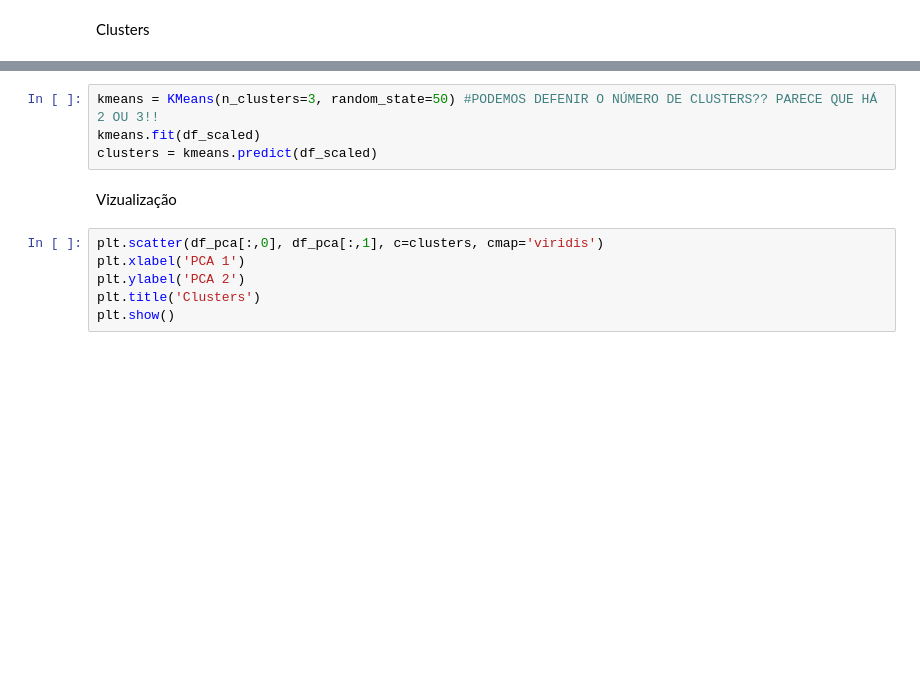
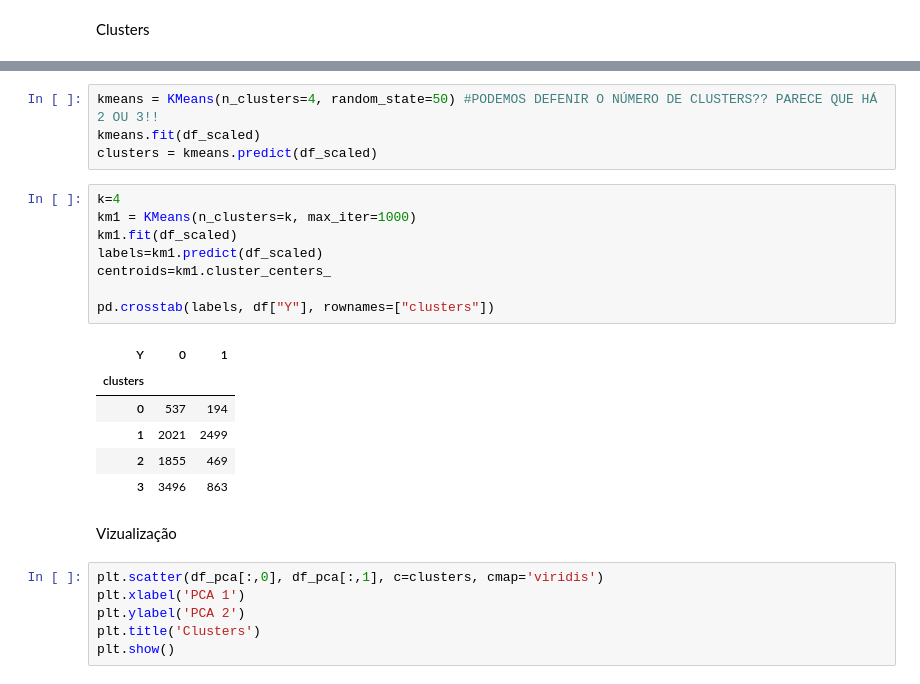
Before and after one commit to BrunoAGSa/Extra-o_Work, a Jupyter notebook: Trabalho parte 2/cyp2c9/trabalho 2.ipynb, the cells around one changed output, grey strips where cells are left out. Cells and saved outputs as stored; diff of their text form; blank space fills up the shorter version.

```diff
--- a/Trabalho parte 2/cyp2c9/trabalho 2.ipynb
+++ b/Trabalho parte 2/cyp2c9/trabalho 2.ipynb
@@ -720,7 +748,22 @@ Clusters
 # %%
-kmeans = KMeans(n_clusters=3, random_state=50) #PODEMOS DEFENIR O NÚMERO DE CLUSTERS?? PARECE QUE HÁ 2 OU 3!!
+kmeans = KMeans(n_clusters=4, random_state=50) #PODEMOS DEFENIR O NÚMERO DE CLUSTERS?? PARECE QUE HÁ 2 OU 3!!
 kmeans.fit(df_scaled)
 clusters = kmeans.predict(df_scaled)
+# %%
+k=4
+km1 = KMeans(n_clusters=k, max_iter=1000)
+km1.fit(df_scaled)
+labels=km1.predict(df_scaled)
+centroids=km1.cluster_centers_
+
+pd.crosstab(labels, df["Y"], rownames=["clusters"])
+# %% [output]
+| Y | 0 | 1 |
+| clusters |  |  |
+| 0 | 537 | 194 |
+| 1 | 2021 | 2499 |
+| 2 | 1855 | 469 |
+| 3 | 3496 | 863 |
 # %% [markdown]
 Vizualização
 # %%
```
Also changed, not shown: parts of 9 cells of this notebook, 1 other file.
